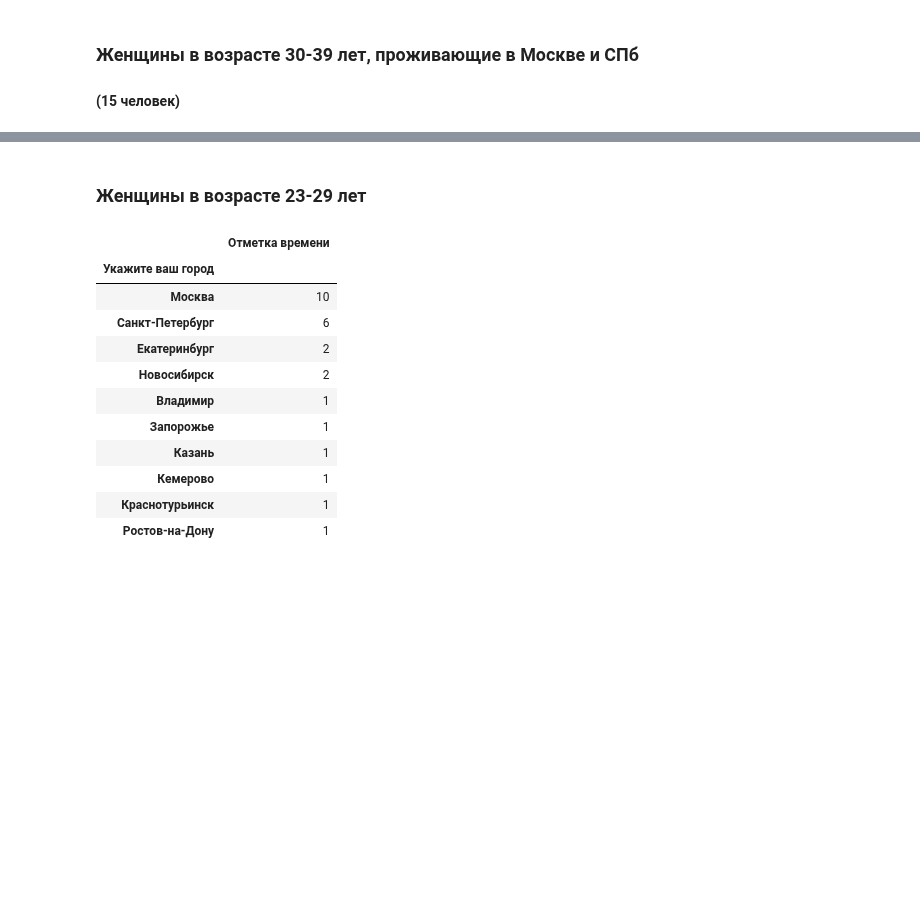
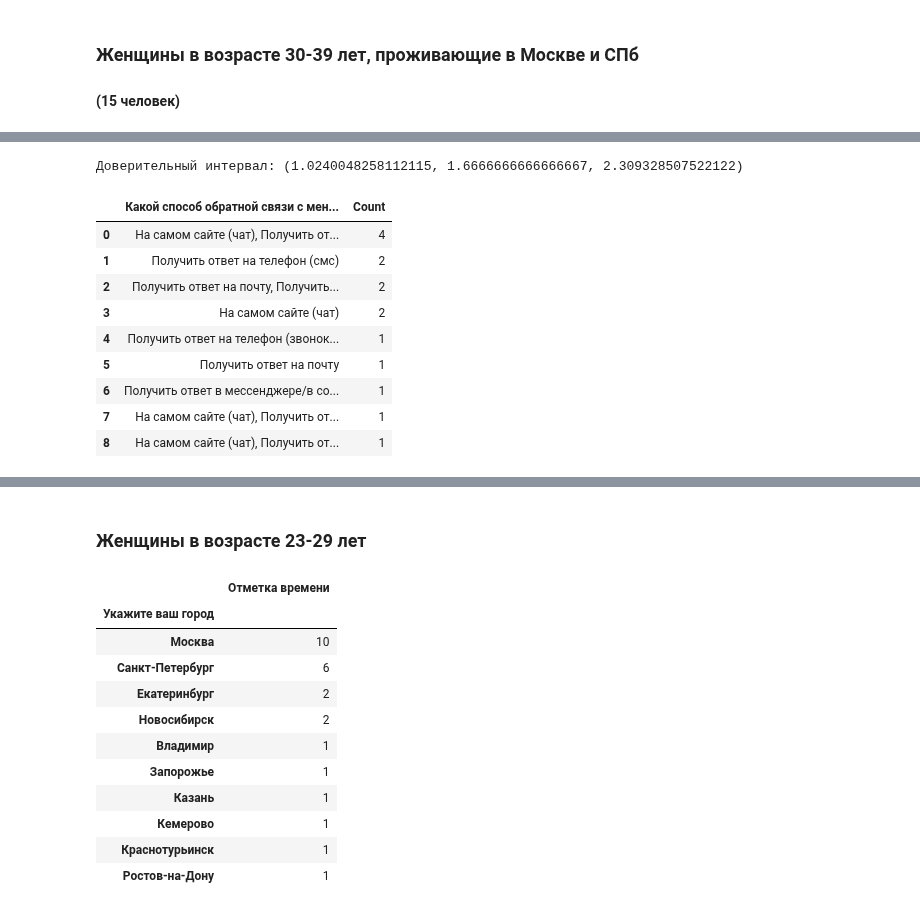
Before and after one commit to Gralex78/Home-Work-PYDA-20, a Jupyter notebook: 28_Grow/Grow.ipynb, the cells around one changed output, grey strips where cells are left out. Drawn from its saved outputs; the diff is of its cells as text; code cells hidden in the pictures; blank space fills up the shorter version.

```diff
--- a/28_Grow/Grow.ipynb
+++ b/28_Grow/Grow.ipynb
@@ -446,0 +313,17 @@ print('Доверительный интервал:', mean_confidence_interval(d
+# %%
+f_30_39_MSC_SPT_8 = df_f_30_39_MSC_SPT.iloc[:,[8]].value_counts().reset_index()
+f_30_39_MSC_SPT_8.columns = ['Какой способ обратной связи с менеджером вам наиболее удобен?', 'Count']
+print('Доверительный интервал:', mean_confidence_interval(f_30_39_MSC_SPT_8['Count'], 0.91))
+f_30_39_MSC_SPT_8
+# %% [output]
+Доверительный интервал: (1.0240048258112115, 1.6666666666666667, 2.309328507522122)
+|  | Какой способ обратной связи с мен... | Count |
+| 0 | На самом сайте (чат), Получить от... | 4 |
+| 1 | Получить ответ на телефон (смс) | 2 |
+| 2 | Получить ответ на почту, Получить... | 2 |
+| 3 | На самом сайте (чат) | 2 |
+| 4 | Получить ответ на телефон (звонок... | 1 |
+| 5 | Получить ответ на почту | 1 |
+| 6 | Получить ответ в мессенджере/в со... | 1 |
+| 7 | На самом сайте (чат), Получить от... | 1 |
+| 8 | На самом сайте (чат), Получить от... | 1 |
```
Also changed, not shown: parts of 315 cells of this notebook.
